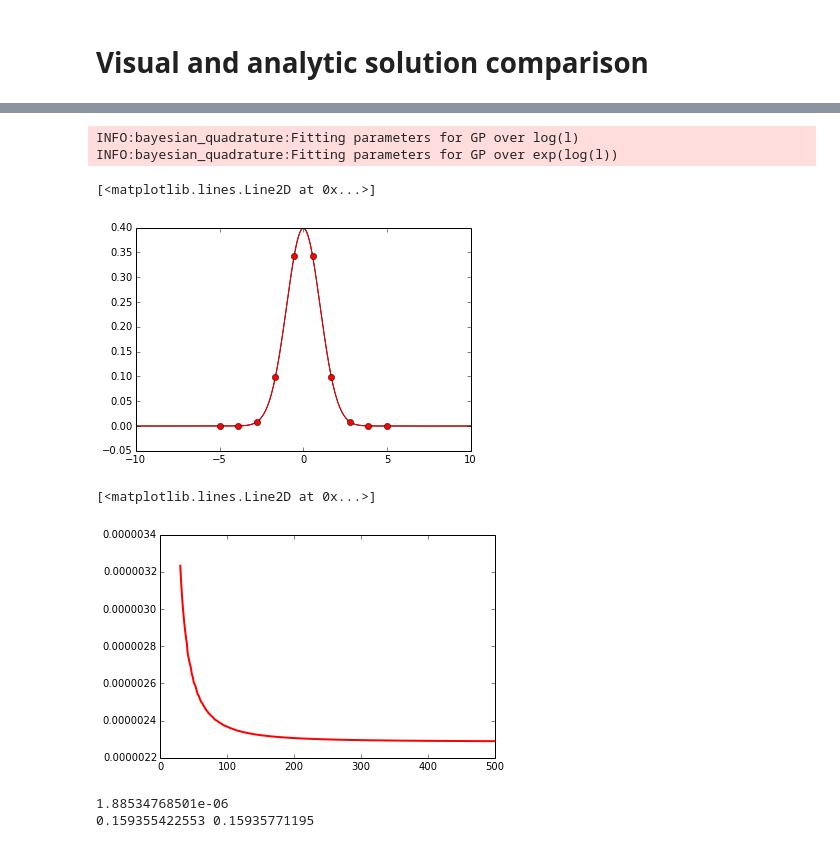
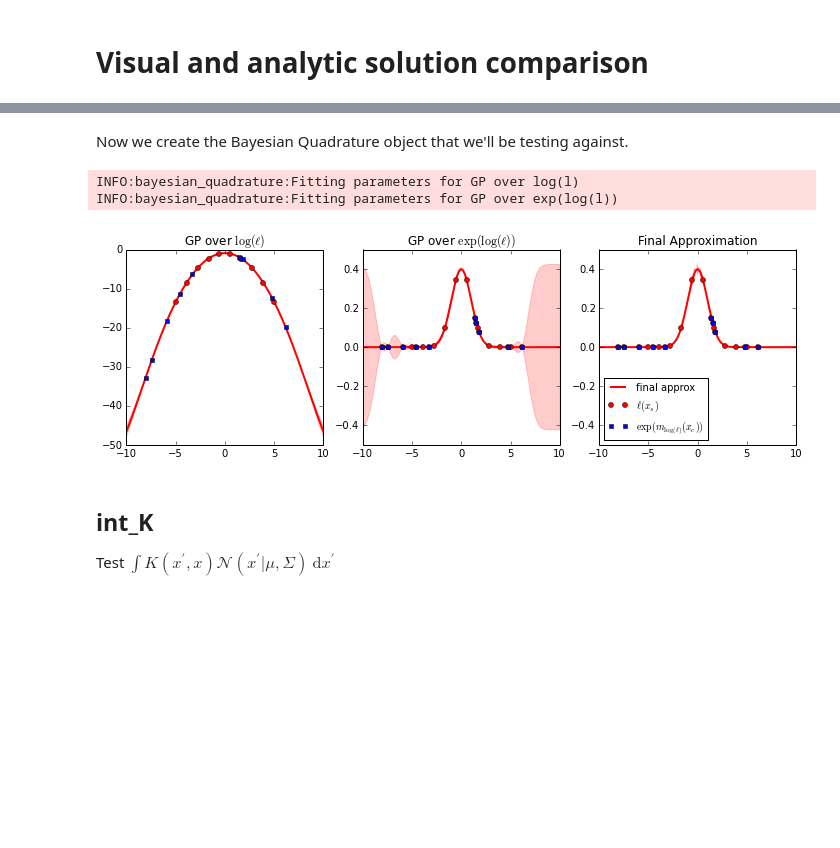
Before and after one commit to jhamrick/bayesian-quadrature, a Jupyter notebook: docs/ipynb/visual-tests.ipynb, the cells around one changed output, grey strips where cells are left out. Saved outputs shown, nothing was run; the diff lists cells and outputs as text; code cells hidden in the pictures; blank space fills up the shorter version.

Commit message:
Clean up visual tests notebook

```diff
--- a/docs/ipynb/visual-tests.ipynb
+++ b/docs/ipynb/visual-tests.ipynb
@@ -15,29 +97,28 @@ x_var = 10.0
+# %% [markdown]
+Now we create the Bayesian Quadrature object that we'll be testing against.
 # %%
-ns = 10
+# choose points and evaluate them under a standard normal distribution
 x = np.linspace(-5, 5, ns)
 f_y = lambda x: scipy.stats.norm.pdf(x, 0, 1)
 y = f_y(x)
 
+# create the bayesian quadrature object
 bq = BQ(x, y, ntry, n_candidate, x_mean, x_var, s=0, h=30, w=1)
 bq._fit_log_l()
 bq.gp_log_l.params = (50, 5, 0)
 bq._fit_l()
 bq.gp_l.params = (y.max(), 1, 0)
 
-nc = bq.x_sc.size
-N = np.logspace(np.log10(30), np.log10(500), 100)
+# plot the BQ approximation
+fig, axes = bq.plot(xmin=-10, xmax=10)
 # %% [output]
 INFO:bayesian_quadrature:Fitting parameters for GP over log(l)
 INFO:bayesian_quadrature:Fitting parameters for GP over exp(log(l))
+[figure, added]
-# %%
-xo = np.linspace(-10, 10, N[-1])
-yo = scipy.stats.norm.pdf(xo, 0, 1)
-plt.plot(xo, yo, 'k-')
-plt.plot(xo, bq.l_mean(xo), 'r-')
-plt.plot(bq.x_s, bq.l_s, 'ro')
-# %% [output]
-[<matplotlib.lines.Line2D at 0x...>]
-[figure, removed]
+# %% [markdown]
+## int_K
+
+Test $\int K(x^\prime, x) \mathcal{N}(x^\prime | \mu, \Sigma)\ \mathrm{d}x^\prime$
 # %%
 calc = np.empty(nc)
 bq_c.int_K(
@@ -49,14 +130,3 @@ approx = np.empty((N.size, nc))
 for i, n in enumerate(N):
     xo = np.linspace(-10, 10, n)
     approx[i] = bq_c.approx_int_K(xo, bq.gp_l, bq.x_mean, bq.x_cov)
-# %%
-plt.plot(N, np.abs(calc-approx).sum(axis=-1), lw=2, color='r')
-# %% [output]
-[<matplotlib.lines.Line2D at 0x...>]
-[figure, removed]
-# %%
-print np.abs(calc - approx[-1]).max()
-print approx[-1].sum(), calc.sum()
-# %% [output]
-1.88534768501e-06
-0.159355422553 0.15935771195
```
Also changed, not shown: parts of 67 cells of this notebook.
